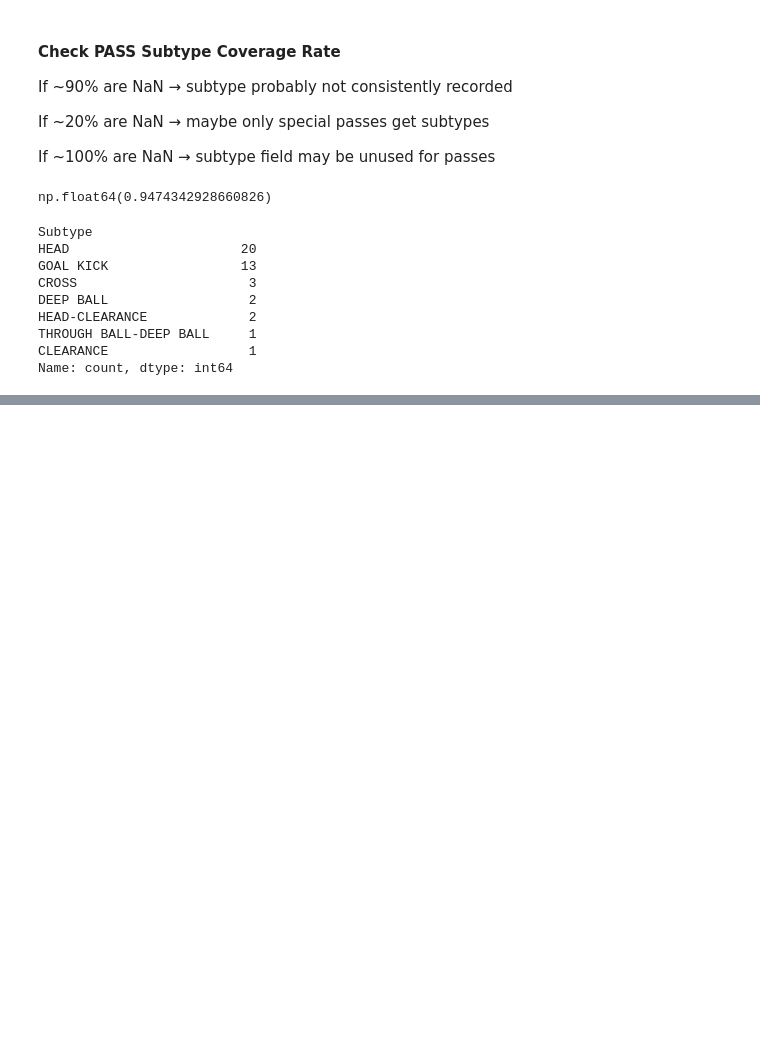
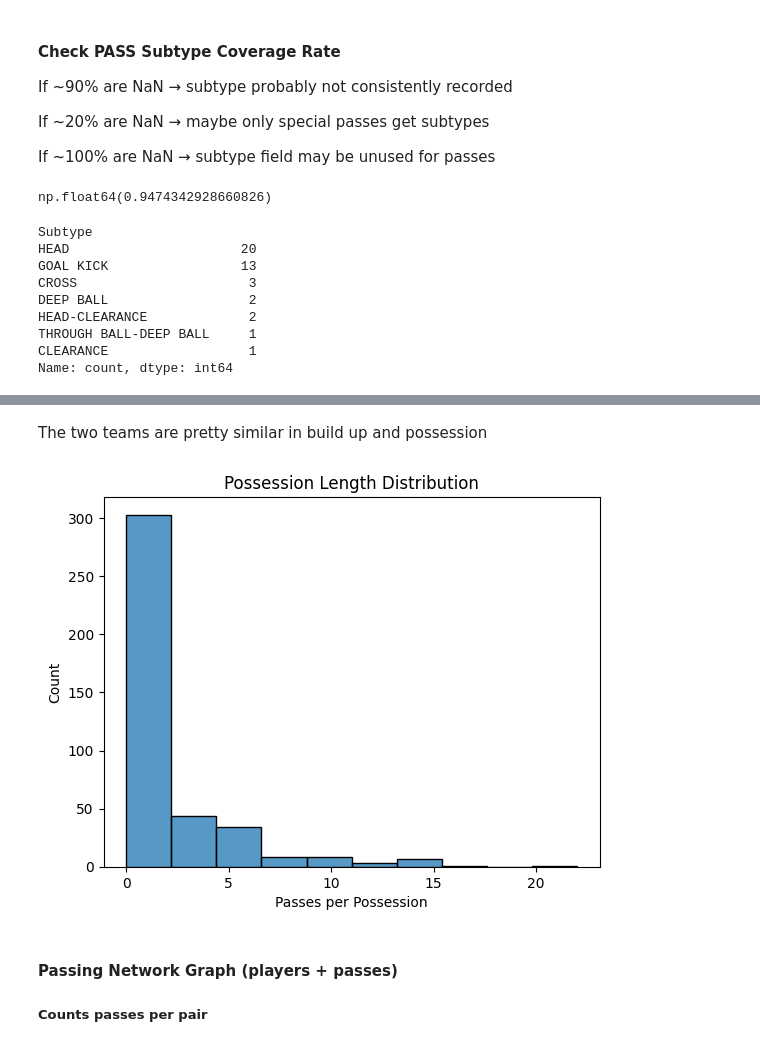
Before and after one commit to ieee-sb-uniwa/milon-football, a Jupyter notebook: notebooks/game1_analysis.ipynb, the cells around one changed output, grey strips where cells are left out. Cells and saved outputs as stored; diff of their text form; code cells hidden in the pictures; blank space fills up the shorter version.

```diff
--- a/notebooks/game1_analysis.ipynb
+++ b/notebooks/game1_analysis.ipynb
@@ -369,0 +587,15 @@ We do not have missing values by error in the events csv
+# %%
+possession_end = ['BALL LOST', 'BALL OUT', 'SHOT', 'FOUL RECEIVED', 'SET PIECE']
+
+passes_per_possession = []
+
+current_passes = 0
+
+for _, row in events.iterrows():
+
+    if row['Type'] == 'PASS':
+        current_passes += 1
+
+    if row['Type'] in possession_end:
+        passes_per_possession.append(current_passes)
+        current_passes = 0
@@ -369,0 +642,18 @@ We do not have missing values by error in the events csv
+# %% [markdown]
+The two teams are pretty similar in build up and possession
+# %%
+import seaborn as sns
+
+sns.histplot(passes_per_possession, bins=10)
+
+plt.title('Possession Length Distribution')
+plt.xlabel('Passes per Possession')
+plt.ylabel('Count')
+
+plt.show()
+# %% [output]
+[figure, added]
+# %% [markdown]
+#### Passing Network Graph (players + passes)
+
+##### Counts passes per pair
```
Also changed, not shown: parts of 33 cells of this notebook, 1 other file.
